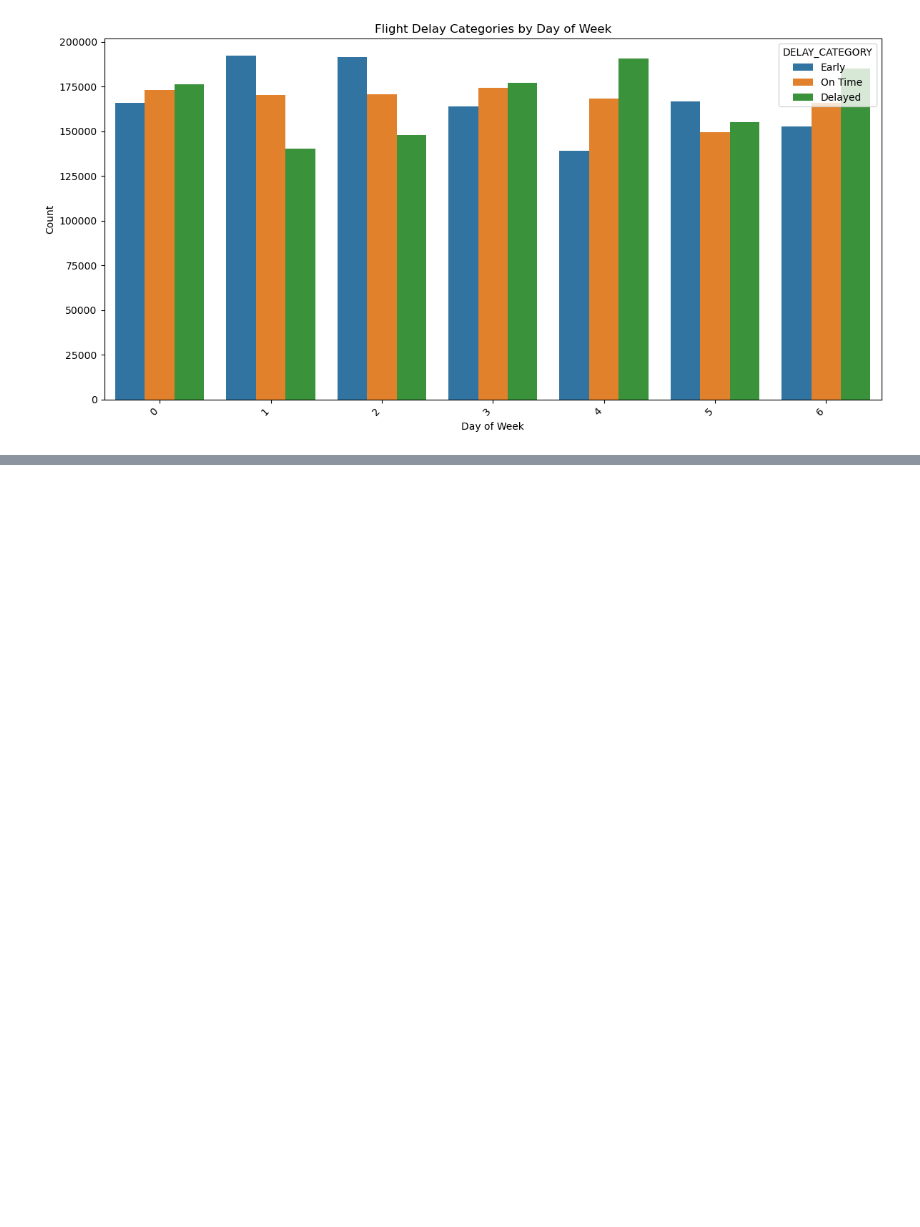
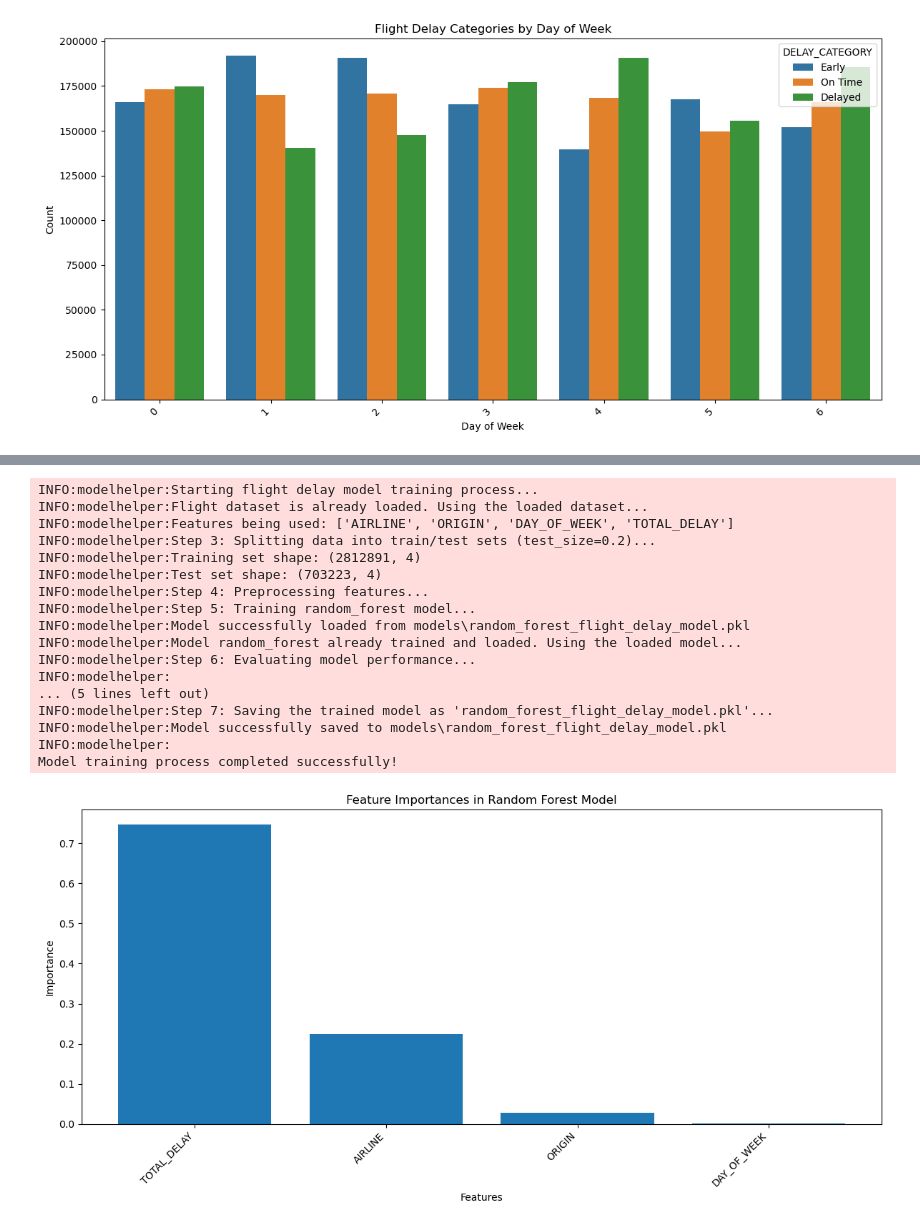
Before and after one commit to mattlundberg/Project-2, a Jupyter notebook: src/main.ipynb, the cells around one changed output, grey strips where cells are left out. Drawn from its saved outputs; the diff is of its cells as text; code cells hidden in the pictures; blank space fills up the shorter version.

```diff
--- a/src/main.ipynb
+++ b/src/main.ipynb
@@ -110,0 +154,38 @@ INFO:matplotlib.category:Using categorical units to plot a list of strings that
+# %%
+model, scores = model_helper.train_flight_delay_model('random_forest')
+
+# Create feature importance plot for random forest model
+importances = model.feature_importances_
+feature_names = model_helper.xdata.columns
+
+# Sort importances in descending order
+indices = np.argsort(importances)[::-1]
+
+# Plot feature importances
+plt.figure(figsize=(12, 6))
+plt.title('Feature Importances in Random Forest Model')
+plt.bar(range(len(importances)), importances[indices])
+plt.xticks(range(len(importances)), [feature_names[i] for i in indices], rotation=45, ha='right')
+plt.xlabel('Features')
+plt.ylabel('Importance')
+plt.tight_layout()
+plt.show()
+# %% [output]
+INFO:modelhelper:Starting flight delay model training process...
+INFO:modelhelper:Flight dataset is already loaded. Using the loaded dataset...
+INFO:modelhelper:Features being used: ['AIRLINE', 'ORIGIN', 'DAY_OF_WEEK', 'TOTAL_DELAY']
+INFO:modelhelper:Step 3: Splitting data into train/test sets (test_size=0.2)...
+INFO:modelhelper:Training set shape: (2812891, 4)
+INFO:modelhelper:Test set shape: (703223, 4)
+INFO:modelhelper:Step 4: Preprocessing features...
+INFO:modelhelper:Step 5: Training random_forest model...
+INFO:modelhelper:Model successfully loaded from models\random_forest_flight_delay_model.pkl
+INFO:modelhelper:Model random_forest already trained and loaded. Using the loaded model...
+INFO:modelhelper:Step 6: Evaluating model performance...
+INFO:modelhelper:
+... (5 lines left out)
+INFO:modelhelper:Step 7: Saving the trained model as 'random_forest_flight_delay_model.pkl'...
+INFO:modelhelper:Model successfully saved to models\random_forest_flight_delay_model.pkl
+INFO:modelhelper:
+Model training process completed successfully!
+[figure, added]
```
Also changed, not shown: parts of 4 cells of this notebook, 2 other files.
